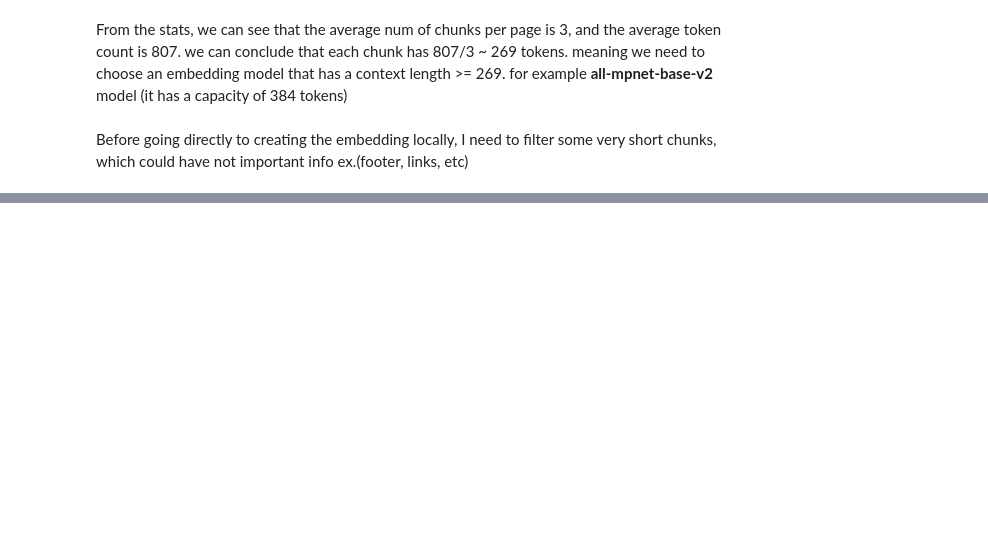
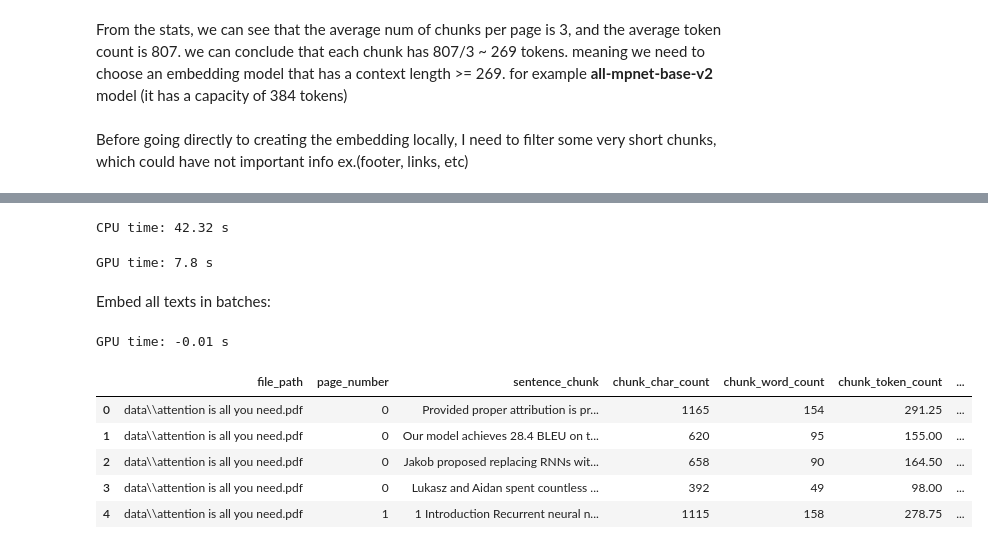
Before and after one commit to ashraf-kasem/chat_with_my_data, a Jupyter notebook: playground.ipynb, the cells around one changed output, grey strips where cells are left out. Cells and saved outputs as stored; diff of their text form; code cells hidden in the pictures; blank space fills up the shorter version.

Commit message:
used local embedding model to embed the documents

```diff
--- a/playground.ipynb
+++ b/playground.ipynb
@@ -206,0 +230,54 @@ random.sample(extracted_chunks_filtered, k=1)
+# %%
+# here just a speed test for creating the embeddings
+# my local CPU VS my local GPU (Nividia RTX 3060)
+import time
+
+def create_embeddings(chunks, embedding_model):
+    # Embed each chunk one by one
+    for item in tqdm(chunks):
+        item["embedding"] = embedding_model.encode(item["sentence_chunk"])
+
+# cpu
+embedding_model.to("cpu")
+t1 = time.time()
+create_embeddings(extracted_chunks_filtered, embedding_model)
+t2 = time.time()
+print(f"CPU time: {round(t2 - t1, 2)} s" )
+
+# gpu
+embedding_model.to("cuda")
+t1 = time.time()
+create_embeddings(extracted_chunks_filtered, embedding_model)
+t2 = time.time()
+print(f"GPU time: {round(t2 - t1, 2)} s" )
+# %% [output]
+CPU time: 42.32 s
+GPU time: 7.8 s
+# %% [markdown]
+Embed all texts in batches:
+# %%
+text_chunks = [item["sentence_chunk"] for item in extracted_chunks_filtered]
+t1 = time.time()
+text_chunk_embeddings = embedding_model.encode(text_chunks,
+                                               batch_size=32,
+                                               convert_to_tensor=True)
+print(f"GPU time: {round(t2 - t1, 2)} s" )
+# %% [output]
+GPU time: -0.01 s
+# %%
+# Save embeddings to file
+import csv
+embeddings_df = pd.DataFrame(extracted_chunks_filtered)
+embeddings_df_save_path = "embeddings.csv"
+embeddings_df.to_csv(embeddings_df_save_path, index=False, escapechar="\\")
+# %%
+# Import saved file and view
+embeddings_loaded_df = pd.read_csv(embeddings_df_save_path)
+embeddings_loaded_df.head()
+# %% [output]
+|  | file_path | page_number | sentence_chunk | chunk_char_count | chunk_word_count | chunk_token_count | ... |
+| 0 | data\\attention is all you need.pdf | 0 | Provided proper attribution is pr... | 1165 | 154 | 291.25 | ... |
+| 1 | data\\attention is all you need.pdf | 0 | Our model achieves 28.4 BLEU on t... | 620 | 95 | 155.00 | ... |
+| 2 | data\\attention is all you need.pdf | 0 | Jakob proposed replacing RNNs wit... | 658 | 90 | 164.50 | ... |
+| 3 | data\\attention is all you need.pdf | 0 | Lukasz and Aidan spent countless ... | 392 | 49 | 98.00 | ... |
+| 4 | data\\attention is all you need.pdf | 1 | 1 Introduction Recurrent neural n... | 1115 | 158 | 278.75 | ... |
```
Also changed, not shown: parts of 10 cells of this notebook, 1 other file.
